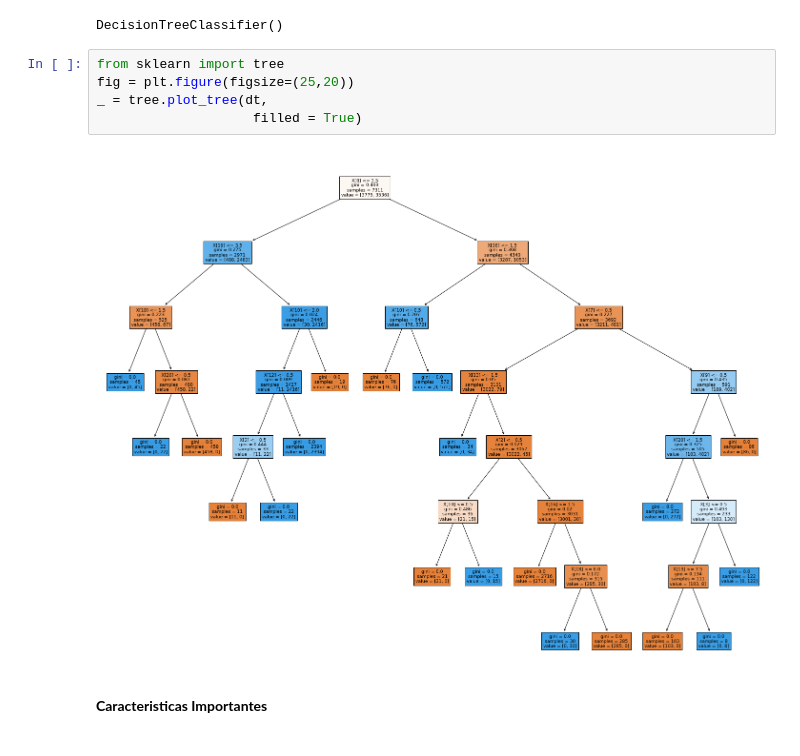
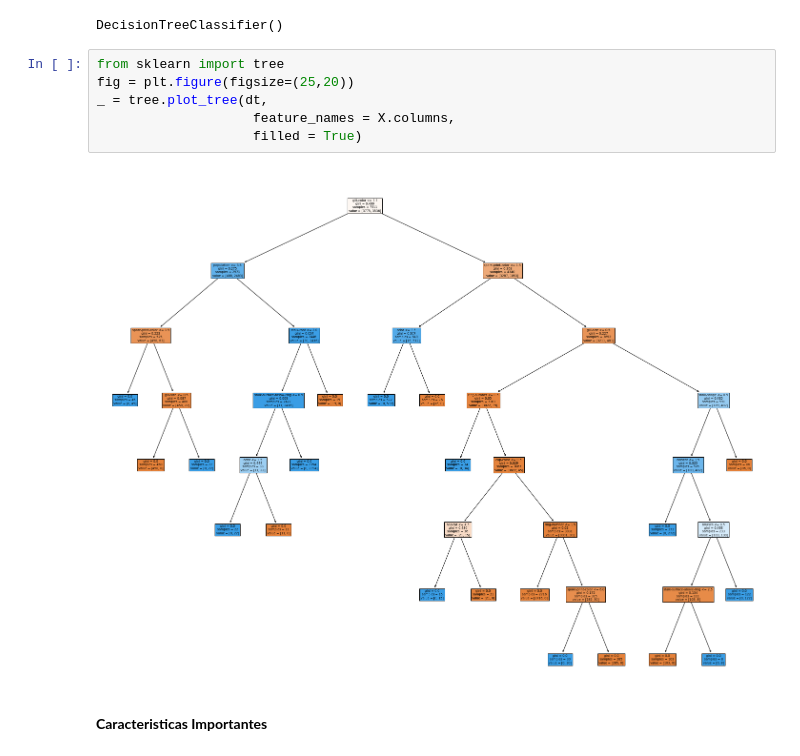
Before and after one commit to geraldb1/Project, a Jupyter notebook: Mushroom Classification/Mushroom.ipynb, the cells around one changed output. Saved outputs shown, nothing was run; the diff lists cells and outputs as text.

```diff
--- a/Mushroom Classification/Mushroom.ipynb
+++ b/Mushroom Classification/Mushroom.ipynb
@@ -381,10 +381,11 @@ DecisionTreeClassifier()
 # %%
 from sklearn import tree
 fig = plt.figure(figsize=(25,20))
 _ = tree.plot_tree(dt,
+                    feature_names = X.columns,
                     filled = True)
 # %% [output]
-[figure, old version]
+[figure, new version]
 # %% [markdown]
 __Caracteristicas Importantes__
 # %%
```
Also changed, not shown: parts of 33 cells of this notebook.
